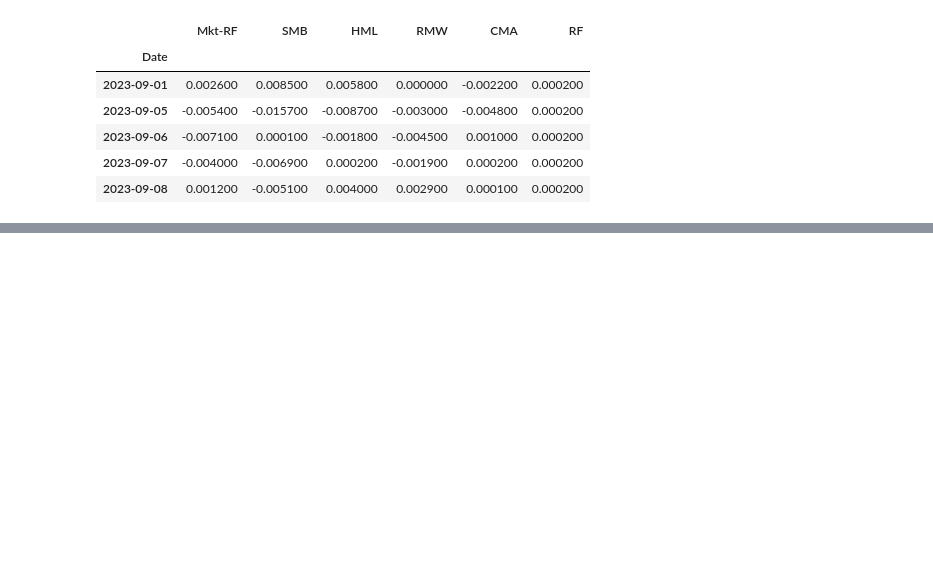
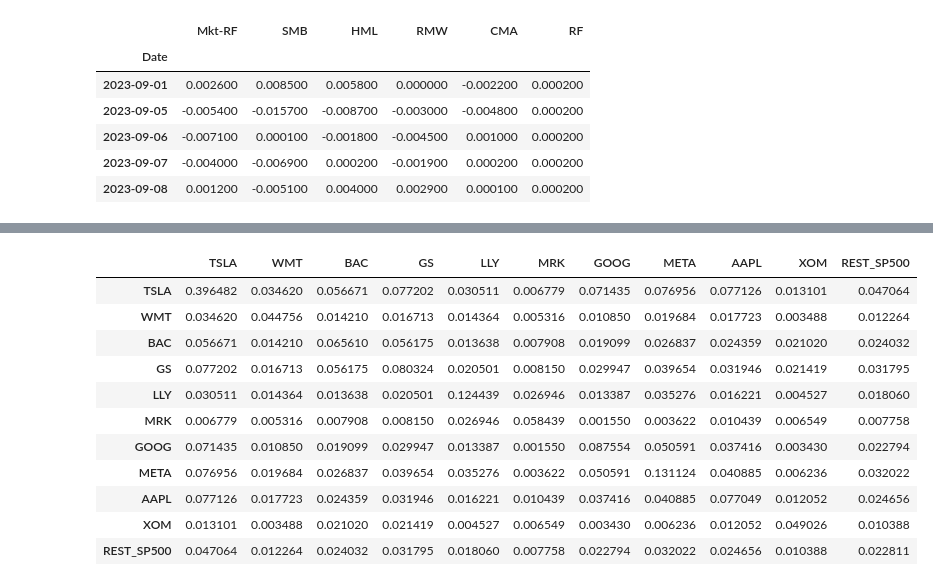
Before and after one commit to George7531/Portfolio_Management, a Jupyter notebook: Group_19296_MScFE_652_Portfolio_Management_Project_1.ipynb, the cells around one changed output, grey strips where cells are left out. Cells and saved outputs as stored; diff of their text form; code cells hidden in the pictures; blank space fills up the shorter version.

Commit message:
black-litterman posterior updated.

```diff
--- a/Group_19296_MScFE_652_Portfolio_Management_Project_1.ipynb
+++ b/Group_19296_MScFE_652_Portfolio_Management_Project_1.ipynb
@@ -684,0 +846,4 @@ Factor observations: 521
+# %%
+asset_index = {ticker: i for i, ticker in enumerate(market_tickers)}
+
+asset_index
@@ -684,0 +893,5 @@ Factor observations: 521
+# %%
+# Diagonal view uncertainty.
+view_covariance = P @ cov_annual_11.values @ P.T
+omega = np.diag(tau * np.diag(view_covariance))
+omega
@@ -684,0 +959,16 @@ Factor observations: 521
+# %%
+Sigma = cov_annual_11.values
+pi_vec = pi.values
+
+# Posterior expected excess returns.
+middle = omega + tau * P @ Sigma @ P.T
+
+mu_bl = (
+    pi_vec
+    + tau * Sigma @ P.T
+    @ np.linalg.solve(middle, Q - P @ pi_vec)
+)
+
+mu_bl = pd.Series(
+    mu_bl, index=market_tickers, name="mu_bl"
+)
@@ -684,0 +991,30 @@ Factor observations: 521
+# %%
+# Posterior covariance of returns, using a numerically stable solve.
+prior_precision = np.linalg.solve(tau * Sigma, np.eye(len(Sigma)))
+view_precision = P.T @ np.linalg.solve(omega, P)
+
+posterior_uncertainty = np.linalg.solve(
+    prior_precision + view_precision,
+    np.eye(len(Sigma))
+)
+
+cov_bl = Sigma + posterior_uncertainty
+cov_bl = (cov_bl + cov_bl.T) / 2
+
+cov_bl = pd.DataFrame(
+    cov_bl, index=market_tickers, columns=market_tickers
+)
+cov_bl
+# %% [output]
+|  | TSLA | WMT | BAC | GS | LLY | MRK | GOOG | META | AAPL | XOM | REST_SP500 |
+| TSLA | 0.396482 | 0.034620 | 0.056671 | 0.077202 | 0.030511 | 0.006779 | 0.071435 | 0.076956 | 0.077126 | 0.013101 | 0.047064 |
+| WMT | 0.034620 | 0.044756 | 0.014210 | 0.016713 | 0.014364 | 0.005316 | 0.010850 | 0.019684 | 0.017723 | 0.003488 | 0.012264 |
+| BAC | 0.056671 | 0.014210 | 0.065610 | 0.056175 | 0.013638 | 0.007908 | 0.019099 | 0.026837 | 0.024359 | 0.021020 | 0.024032 |
+| GS | 0.077202 | 0.016713 | 0.056175 | 0.080324 | 0.020501 | 0.008150 | 0.029947 | 0.039654 | 0.031946 | 0.021419 | 0.031795 |
+| LLY | 0.030511 | 0.014364 | 0.013638 | 0.020501 | 0.124439 | 0.026946 | 0.013387 | 0.035276 | 0.016221 | 0.004527 | 0.018060 |
+| MRK | 0.006779 | 0.005316 | 0.007908 | 0.008150 | 0.026946 | 0.058439 | 0.001550 | 0.003622 | 0.010439 | 0.006549 | 0.007758 |
+| GOOG | 0.071435 | 0.010850 | 0.019099 | 0.029947 | 0.013387 | 0.001550 | 0.087554 | 0.050591 | 0.037416 | 0.003430 | 0.022794 |
+| META | 0.076956 | 0.019684 | 0.026837 | 0.039654 | 0.035276 | 0.003622 | 0.050591 | 0.131124 | 0.040885 | 0.006236 | 0.032022 |
+| AAPL | 0.077126 | 0.017723 | 0.024359 | 0.031946 | 0.016221 | 0.010439 | 0.037416 | 0.040885 | 0.077049 | 0.012052 | 0.024656 |
+| XOM | 0.013101 | 0.003488 | 0.021020 | 0.021419 | 0.004527 | 0.006549 | 0.003430 | 0.006236 | 0.012052 | 0.049026 | 0.010388 |
+| REST_SP500 | 0.047064 | 0.012264 | 0.024032 | 0.031795 | 0.018060 | 0.007758 | 0.022794 | 0.032022 | 0.024656 | 0.010388 | 0.022811 |
```
Also changed, not shown: parts of 44 cells of this notebook.
